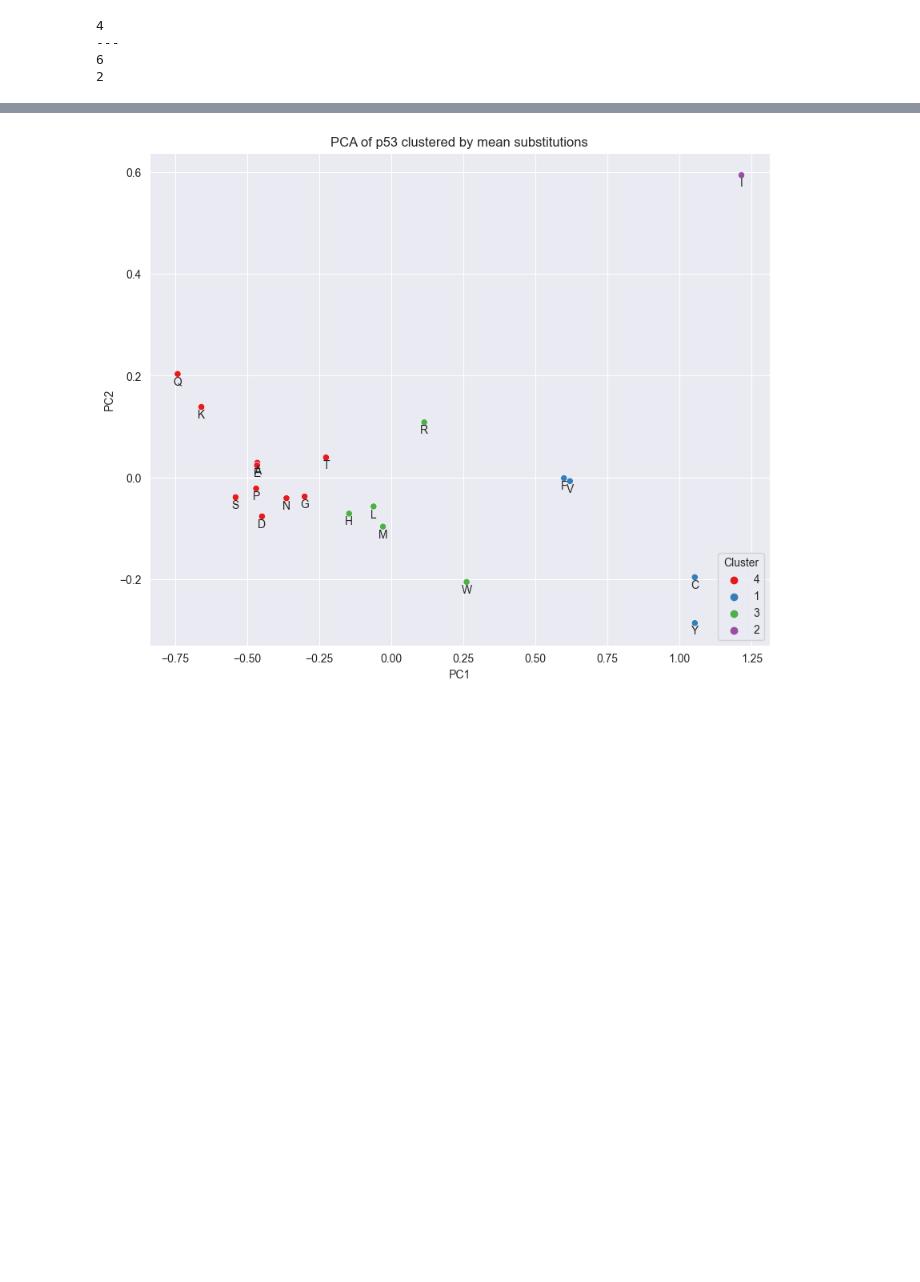
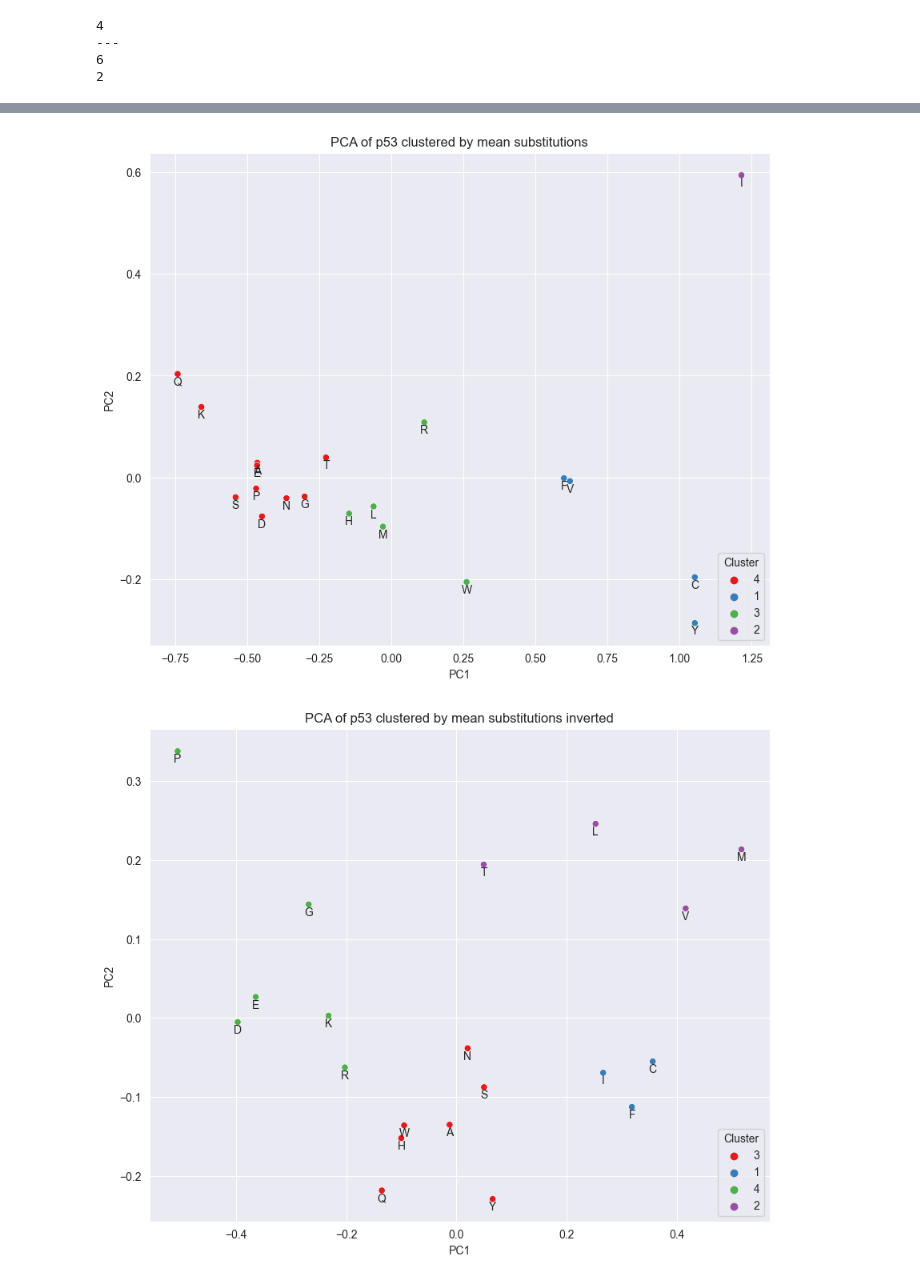
Before and after one commit to datascience-mobi-2023/topic02_team02, a Jupyter notebook: data_exploration/pca_hierarchical_plotting.ipynb, the cells around one changed output, grey strips where cells are left out. Saved outputs shown, nothing was run; the diff lists cells and outputs as text; code cells hidden in the pictures; blank space fills up the shorter version.

Commit message:
pca and plotting on other protein implemented and other functions updated

```diff
--- a/data_exploration/pca_hierarchical_plotting.ipynb
+++ b/data_exploration/pca_hierarchical_plotting.ipynb
@@ -25,3 +25,5 @@ dist_chem = de.aa_distance_matrix(aa)
 dist_wt_p53 = de.dms_distance_matrix_wt(norm_frame_p53)
 dist_mut_p53 = de.dms_distance_matrix_mutated(norm_frame_p53)
 mean_subs_p53 = dc.rmv_na(de.mean_substitutions(norm_frame_p53))
+mean_subs_p53_inv = dc.rmv_na(de.mean_substitutions(norm_frame_p53).T)
+mean_subs_p53_inv
@@ -56,12 +77,17 @@ print (clusters_by_sil_mean_p53)
 # %%
 # Plotting, after pca and hierarchical clustering. clusters are defined by the colors shown in the legend.
 de.pca_hierarchical_plot(dist_chem, optimal_num_cluster= clusters_by_sil_chem, title = "AAs clustered by chemical properties")
 
 de.pca_hierarchical_plot(dist_wt_p53, optimal_num_cluster=clusters_by_sil_p53, title = "p53 clustered by distance matrix of WT AAs")
 de.pca_hierarchical_plot(dist_mut_p53, optimal_num_cluster=clusters_by_sil_p53, title = "p53 clustered by distance matrix of mutated AAs")
 de.pca_hierarchical_plot(mean_subs_p53, optimal_num_cluster=4, title = "p53 clustered by mean substitutions")
+de.pca_hierarchical_plot(mean_subs_p53_inv, optimal_num_cluster=4, title = "p53 clustered by mean substitutions inverted")
+
+# variance explained by first two PCs
+# z transformation, min-max normalisierung -> auf chemical properties anwenden!
 # %% [output]
 [figure]
 [figure]
 [figure]
 [figure]
+[figure, added]
```
Also changed, not shown: parts of 1 cell of this notebook, 3 other files.
